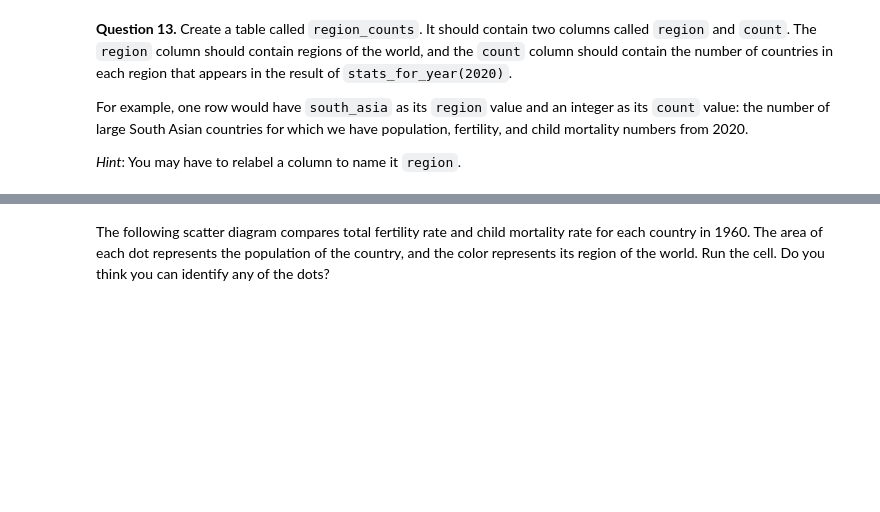
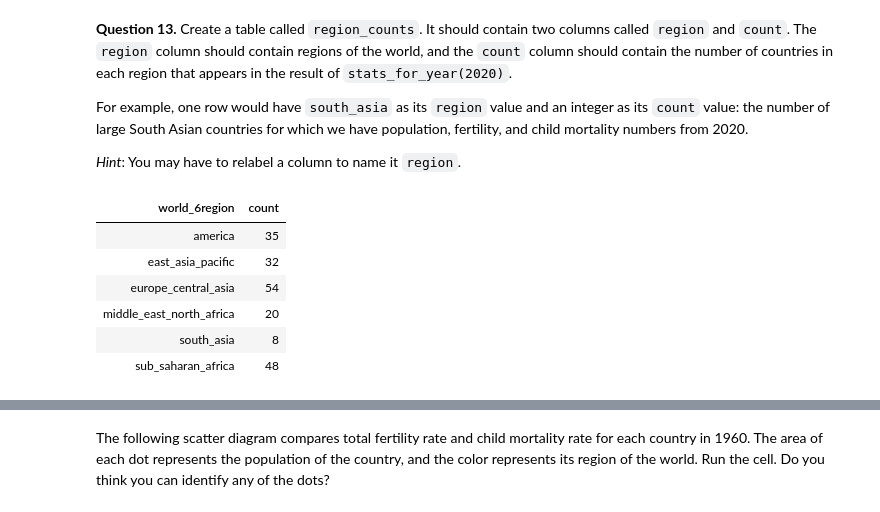
Before and after one commit to cplahn/cplahn_DATA_Fall, a Jupyter notebook: project1/project1.ipynb, the cells around one changed output, grey strips where cells are left out. Saved outputs shown, nothing was run; the diff lists cells and outputs as text; code cells hidden in the pictures; blank space fills up the shorter version.

```diff
--- a/project1/project1.ipynb
+++ b/project1/project1.ipynb
@@ -522,0 +518,11 @@ region_counts
+# %%
+regions=countries.group('world_6region')
+regions
+# %% [output]
+| world_6region | count |
+| america | 35 |
+| east_asia_pacific | 32 |
+| europe_central_asia | 54 |
+| middle_east_north_africa | 20 |
+| south_asia | 8 |
+| sub_saharan_africa | 48 |
```
Also changed, not shown: parts of 13 cells of this notebook, 1 other file.
